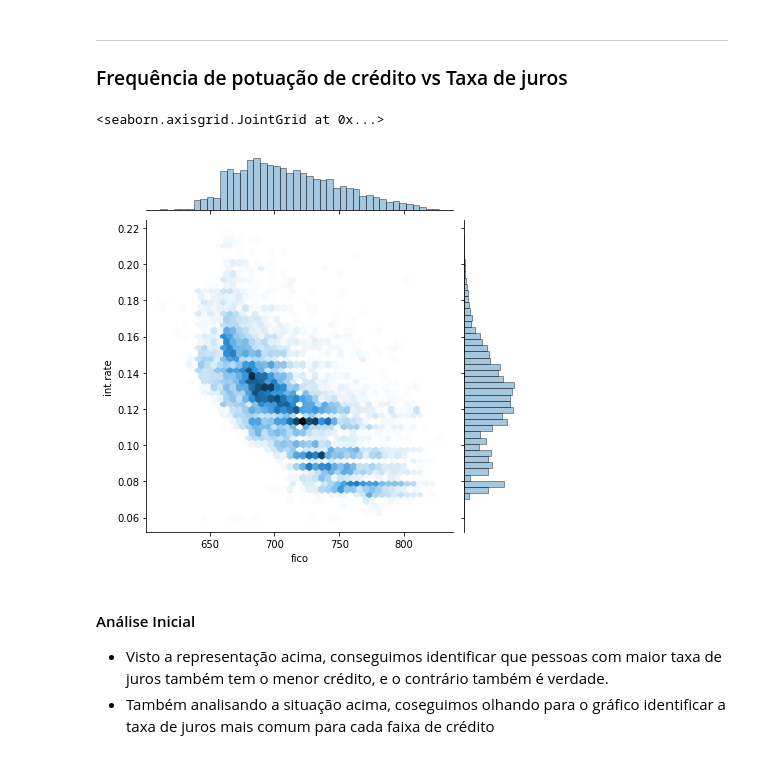
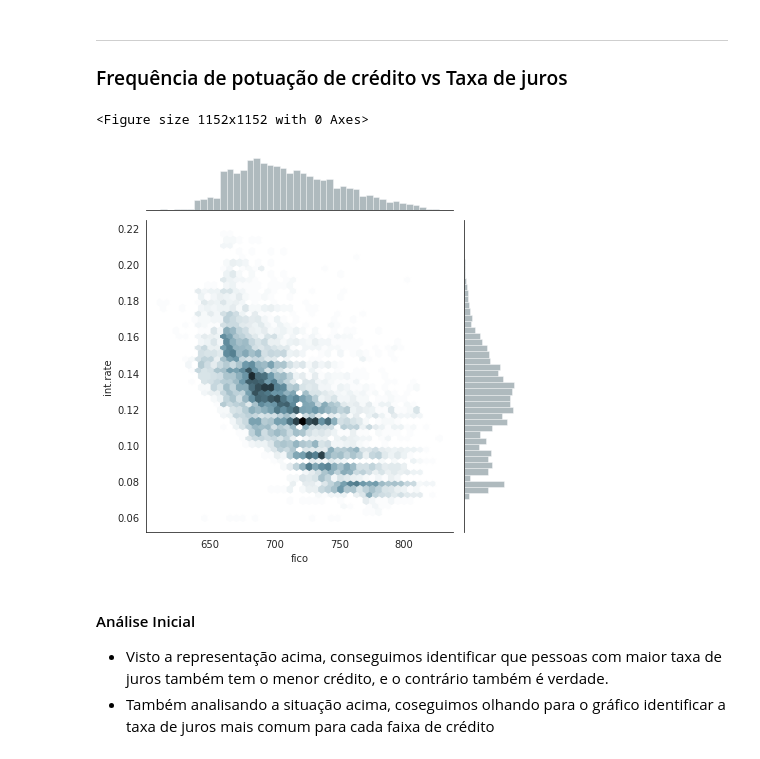
Before and after one commit to ClaudioDavi/data-science, a Jupyter notebook: project/machine_learning/DecisionTrees_RandomForest.ipynb, the cells around one changed output. Saved outputs shown, nothing was run; the diff lists cells and outputs as text; code cells hidden in the pictures.

```diff
--- a/project/machine_learning/DecisionTrees_RandomForest.ipynb
+++ b/project/machine_learning/DecisionTrees_RandomForest.ipynb
@@ -86,9 +86,12 @@ loans.head()
 Vamos verificar a pontuação FICO daqueles que atendem (1) ou não atendem (0) os critérios para um empréstimo no LendingClub
 # %%
 plt.figure(figsize=(10,6))
-loans[loans['credit.policy']==1]['fico'].hist(alpha=0.5,color='blue',bins=30,label='Credit.Policy=1', ec='grey')
-loans[loans['credit.policy']==0]['fico'].hist(alpha=0.5,color='red',bins=30,label='Credit.Policy=0', ec='grey')
+sns.set_style('white')
+sns.set_context('notebook')
+loans[loans['credit.policy']==1]['fico'].hist(alpha=0.5,color='blue',bins=30,label='Atende os Requisitos', ec='grey')
+loans[loans['credit.policy']==0]['fico'].hist(alpha=0.75,color='red',bins=30,label='Não Atende os Requisitos', ec='grey')
 plt.legend()
 plt.xlabel('Fico')
+sns.despine(left=True)
 plt.show()
 # %% [output]
@@ -133,11 +148,14 @@ sns.despine()
 ### Frequência de potuação de crédito vs Taxa de juros
 # %%
 plt.rcParams["patch.force_edgecolor"] = True
-
+sns.set_style('white')
+sns.set_palette('GnBu_d')
+plt.figure(figsize=(16,16))
 sns.jointplot(data=loans, x='fico', y='int.rate',kind='hex')
+plt.show()
 # %% [output]
-<seaborn.axisgrid.JointGrid at 0x...>
+<Figure size 1152x1152 with 0 Axes>
-[figure, old version]
+[figure, new version]
 # %% [markdown]
 #### Análise Inicial
 * Visto a representação acima, conseguimos identificar que pessoas com maior taxa de juros também tem o menor crédito, e o contrário também é verdade.
```
Also changed, not shown: parts of 12 cells of this notebook, 3 other files.
